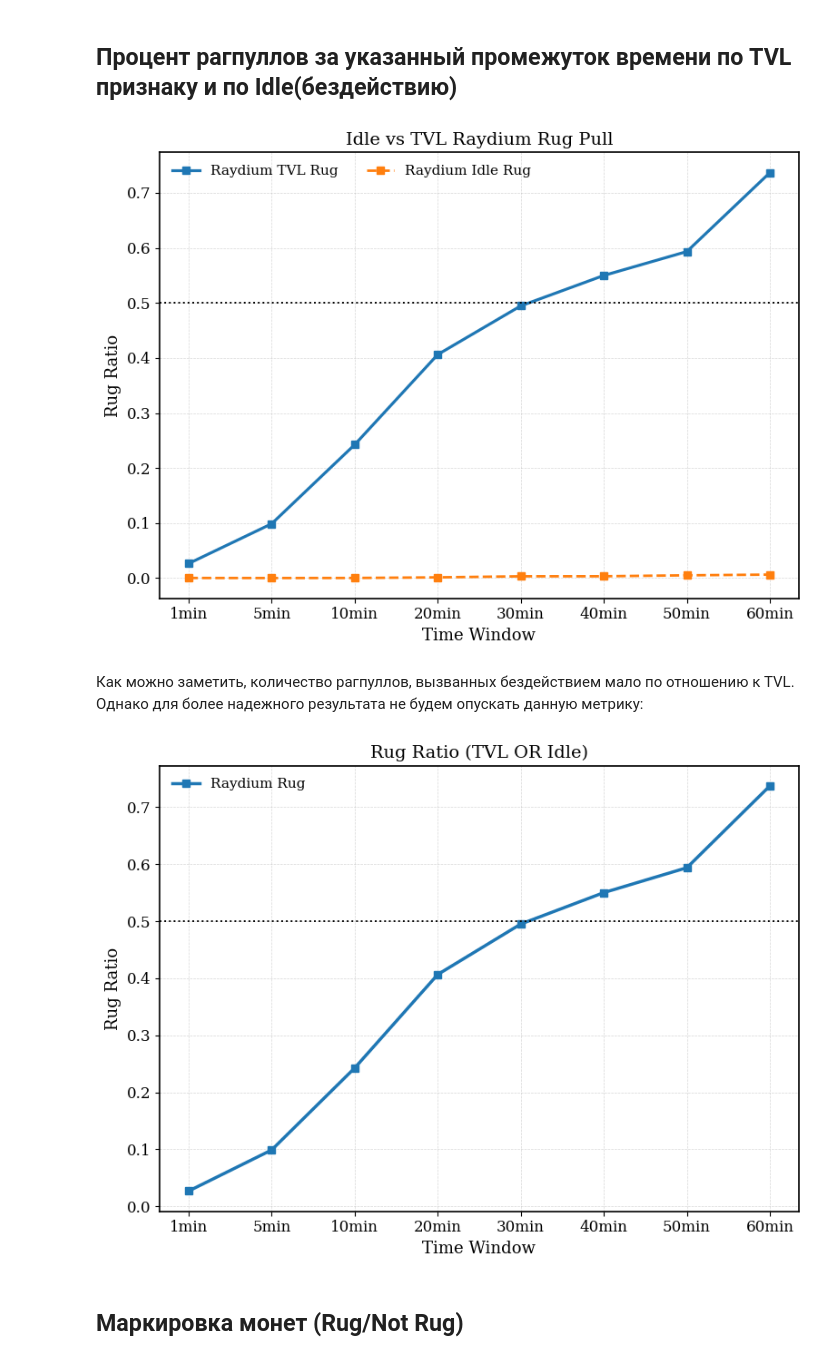
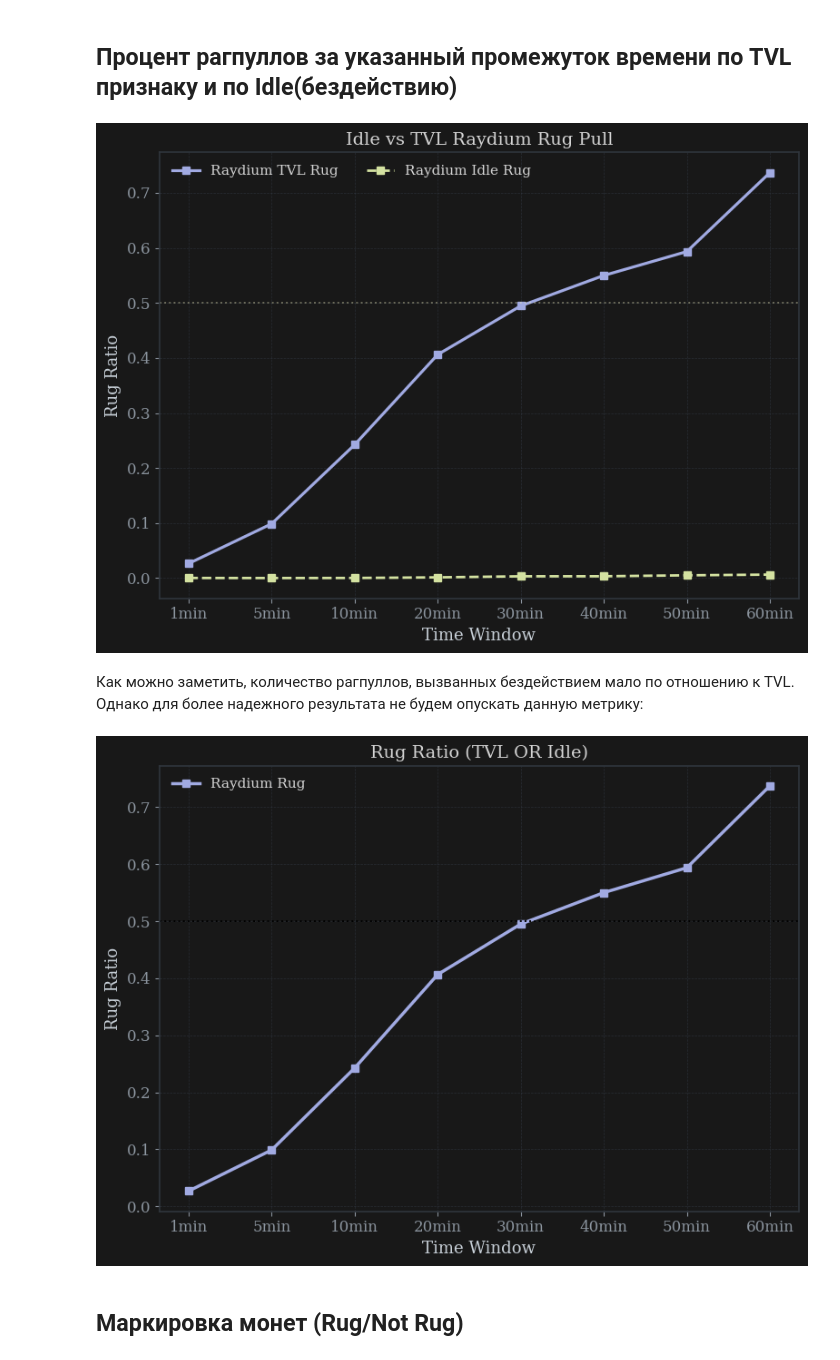
Before and after one commit to pynyashko/Statistical-practicum, a Jupyter notebook: project/EDA_for_statprac.ipynb, the cells around one changed output. Saved outputs shown, nothing was run; the diff lists cells and outputs as text; code cells hidden in the pictures.

```diff
--- a/project/EDA_for_statprac.ipynb
+++ b/project/EDA_for_statprac.ipynb
@@ -545,0 +518,43 @@ plt.show()
+# %%
+plt.rcParams.update({
+    "figure.facecolor": "#181818",
+    "axes.facecolor":   "#181818",
+    "axes.edgecolor":   "#30363d",
+    "axes.labelcolor":  "#c9d1d9",
+    "xtick.color":      "#8b949e",
+    "ytick.color":      "#8b949e",
+    "text.color":       "#d4d4d4",
+    "grid.color":       "#3c4553",
+    "grid.linestyle":   "--",
+    "grid.alpha":       0.6,
+    "font.family":      "monospace",
+    "axes.titlesize":   11,
+    "axes.labelsize":   9,
+})
+
+ACCENT   = "#58a6ff"
+DANGER   = "#f85149"
+SUCCESS  = "#3fb950"
+WARN     = "#d29922"
+PURPLE   = "#bc8cff"
+PALETTE  = [ACCENT, DANGER, SUCCESS, WARN, PURPLE, "#79c0ff", "#ffa657"]
+
+fig, ax = plt.subplots(figsize=(12, 6))
+
+missing = raydium_feature_60min.isnull().mean().sort_values(ascending=True) * 100
+missing = missing[missing > 0]
+
+ax.barh(missing.index, missing.values, color='#ff5555', alpha=0.85, height=0.7)
+
+
+for v, name in zip(missing.values, missing.index):
+    ax.text(v + 0.05 , name, f"{v:.1f}%", va="center", fontsize=9, color="#c9d1d9")
+
+ax.set_xlabel("Пропущенные значения, %", fontsize=12)
+ax.set_title("Анализ пропущенных значений по колонкам", fontsize=14, pad=20)
+ax.grid(axis="x", alpha=0.3)
+
+
+ax.set_xlim(right=missing.max() * 1.08)
+plt.tight_layout()
+plt.show()
@@ -627,12 +658,12 @@ x_numeric = np.arange(len(time_order))
 plt.figure(figsize=(8,6))
 
 plt.plot(x_numeric, ray_collapse, linewidth=2.3, marker='s',
-         label="Raydium TVL Rug")
+         label="Raydium TVL Rug", color = "#a1aae2")
 
 plt.plot(x_numeric, ray_idle, linewidth=2.0, linestyle='--', marker='s',
-         label="Raydium Idle Rug")
+         label="Raydium Idle Rug", color = "#d4e2a1")
 
-plt.axhline(0.5, linestyle=":", linewidth=1.4, color="black")
+plt.axhline(0.5, linestyle=":", linewidth=1.4, color="#eceabe", alpha = .4)
 
 plt.xticks(x_numeric, time_order)
 plt.xlabel("Time Window")
@@ -645,7 +676,7 @@ plt.legend(frameon=False, ncol=2)
 plt.tight_layout()
 plt.show()
 # %% [output]
-[figure, old version]
+[figure, new version]
 # %% [markdown]
 Как можно заметить, количество рагпуллов, вызванных бездействием мало по отношению к TVL. Однако для более надежного результата не будем опускать данную метрику:
 # %%
@@ -689,35 +720,35 @@ def raydium_compute_from_folder(folder):
         df_all = pd.concat(merged[t], ignore_index=True)
         T_end = time_to_seconds[t]
 
         final_rug.append(
             raydium_final_rug_ratio(df_all, T_end)
         )
 
     return np.array(final_rug)
 
 ray_final = raydium_compute_from_folder('raydium')
 
 x_numeric = np.arange(len(time_order))
 
 plt.figure(figsize=(8, 6))
 
 plt.plot(x_numeric, ray_final, linewidth=2.5, marker='s',
-         label="Raydium Rug")
+         label="Raydium Rug", color = "#a1aae2")
 
 plt.axhline(0.5, linestyle=":", linewidth=1.4, color="black")
 
 plt.xticks(x_numeric, time_order)
 plt.xlabel("Time Window")
 plt.ylabel("Rug Ratio")
 plt.title("Rug Ratio (TVL OR Idle)")
 
 plt.grid(True, linestyle="--", linewidth=0.5, alpha=0.5)
 plt.legend(frameon=False)
 
 plt.tight_layout()
 plt.show()
 # %% [output]
-[figure, old version]
+[figure, new version]
 # %% [markdown]
 ## Маркировка монет (Rug/Not Rug)
 # %%
```
Also changed, not shown: parts of 25 cells of this notebook.
